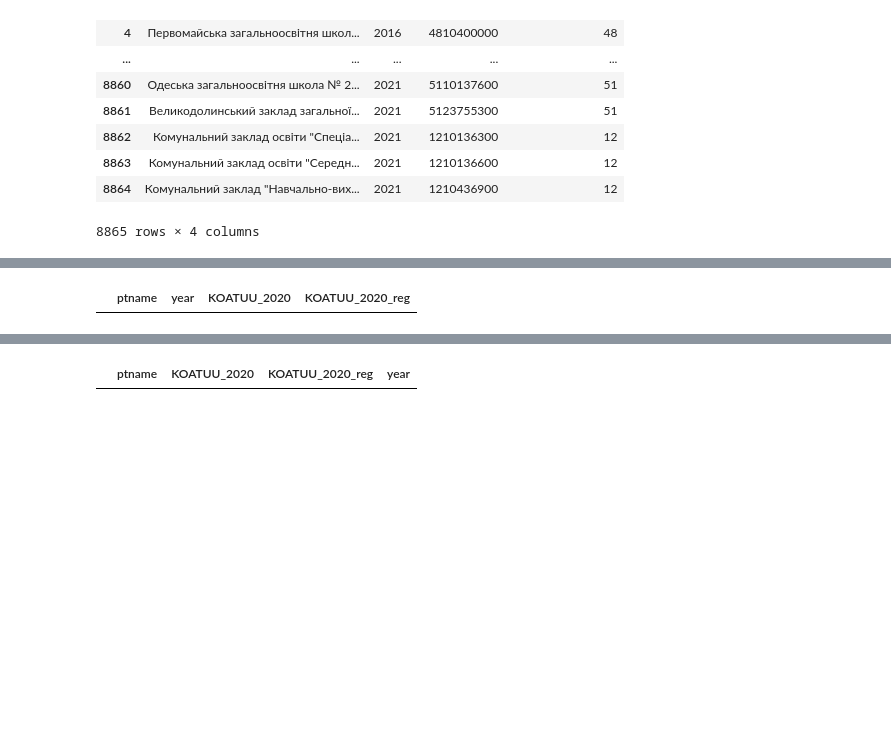
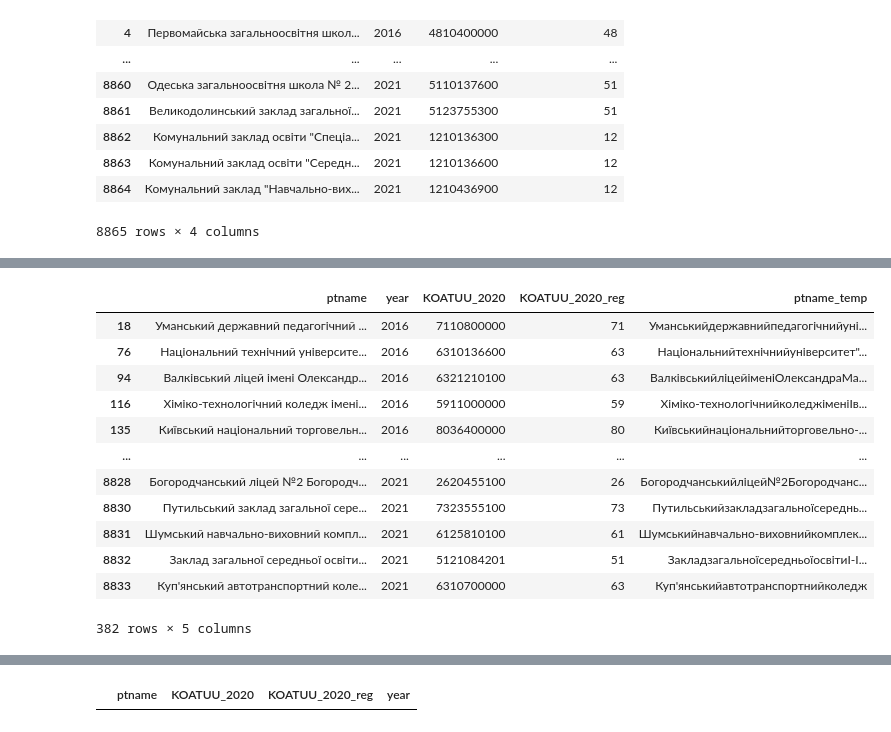
Before and after one commit to DataResponsibly/ZNO-Dataset, a Jupyter notebook: notebooks/tables_creation/Test_centers_table.ipynb, the cells around one changed output, grey strips where cells are left out. Cells and saved outputs as stored; diff of their text form; code cells hidden in the pictures; blank space fills up the shorter version.

```diff
--- a/notebooks/tables_creation/Test_centers_table.ipynb
+++ b/notebooks/tables_creation/Test_centers_table.ipynb
@@ -187,3 +187,8 @@ test_centers_df_loc
 | 8863 | Комунальний заклад освіти "Середн... | 2021 | 1210136600 | 12 |
 | 8864 | Комунальний заклад "Навчально-вих... | 2021 | 1210436900 | 12 |
 8865 rows × 4 columns
+# %%
+test_centers_df_loc['ptname_temp'] = test_centers_df_loc['ptname']
+test_centers_df_loc.loc[:,'ptname_temp'] = test_centers_df_loc['ptname_temp'].str.replace(r"[\(\[\{].*?[\)\]\}]", '', regex=True)
+test_centers_df_loc.loc[:,'ptname_temp'] = test_centers_df_loc['ptname_temp'].str.replace(r'[\s\r\n\t]+', '', regex=True)
+test_centers_df_loc
@@ -190,5 +209,17 @@ test_centers_df_loc
 # %%
 # check whether there are duplicates by name and region
-test_centers_df_loc[test_centers_df_loc.duplicated(subset=['ptname', 'year', 'KOATUU_2020_reg'], keep=False)]
+test_centers_df_loc[test_centers_df_loc.duplicated(subset=['ptname_temp', 'year', 'KOATUU_2020_reg'], keep=False)]
 # %% [output]
-|  | ptname | year | KOATUU_2020 | KOATUU_2020_reg |
+|  | ptname | year | KOATUU_2020 | KOATUU_2020_reg | ptname_temp |
+| 18 | Уманський державний педагогічний ... | 2016 | 7110800000 | 71 | Уманськийдержавнийпедагогічнийуні... |
+| 76 | Національний технічний університе... | 2016 | 6310136600 | 63 | Національнийтехнічнийуніверситет"... |
+| 94 | Валківський ліцей імені Олександр... | 2016 | 6321210100 | 63 | ВалківськийліцейіменіОлександраМа... |
+| 116 | Хіміко-технологічний коледж імені... | 2016 | 5911000000 | 59 | Хіміко-технологічнийколеджіменіІв... |
+| 135 | Київський національний торговельн... | 2016 | 8036400000 | 80 | Київськийнаціональнийторговельно-... |
+| ... | ... | ... | ... | ... | ... |
+| 8828 | Богородчанський ліцей №2 Богородч... | 2021 | 2620455100 | 26 | Богородчанськийліцей№2Богородчанс... |
+| 8830 | Путильський заклад загальної сере... | 2021 | 7323555100 | 73 | Путильськийзакладзагальноїсереднь... |
+| 8831 | Шумський навчально-виховний компл... | 2021 | 6125810100 | 61 | Шумськийнавчально-виховнийкомплек... |
+| 8832 | Заклад загальної середньої освіти... | 2021 | 5121084201 | 51 | ЗакладзагальноїсередньоїосвітиІ-І... |
+| 8833 | Куп'янський автотранспортний коле... | 2021 | 6310700000 | 63 | Куп'янськийавтотранспортнийколедж |
+382 rows × 5 columns
```
Also changed, not shown: parts of 18 cells of this notebook, 6 other files.
